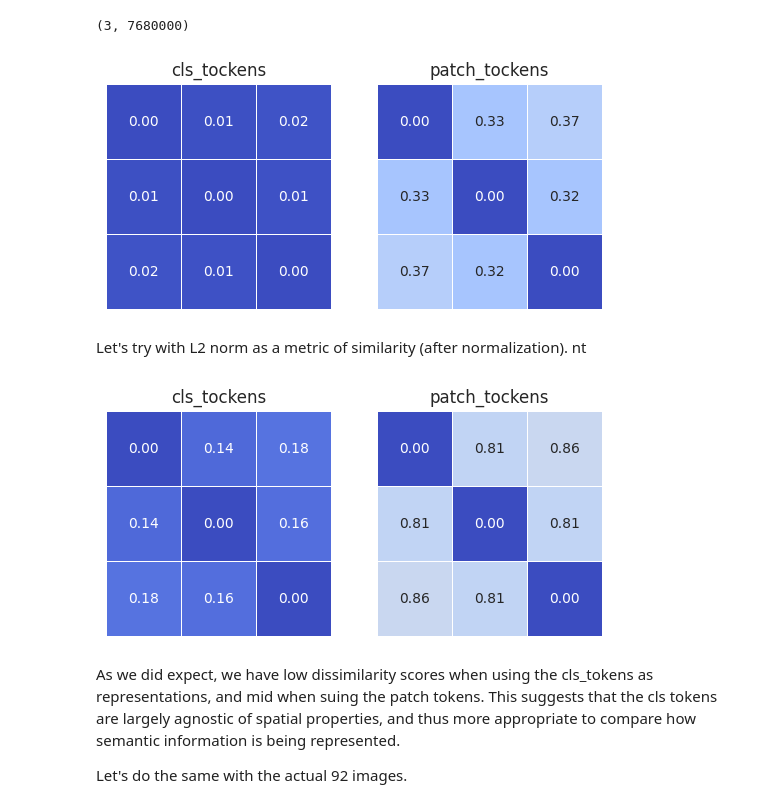
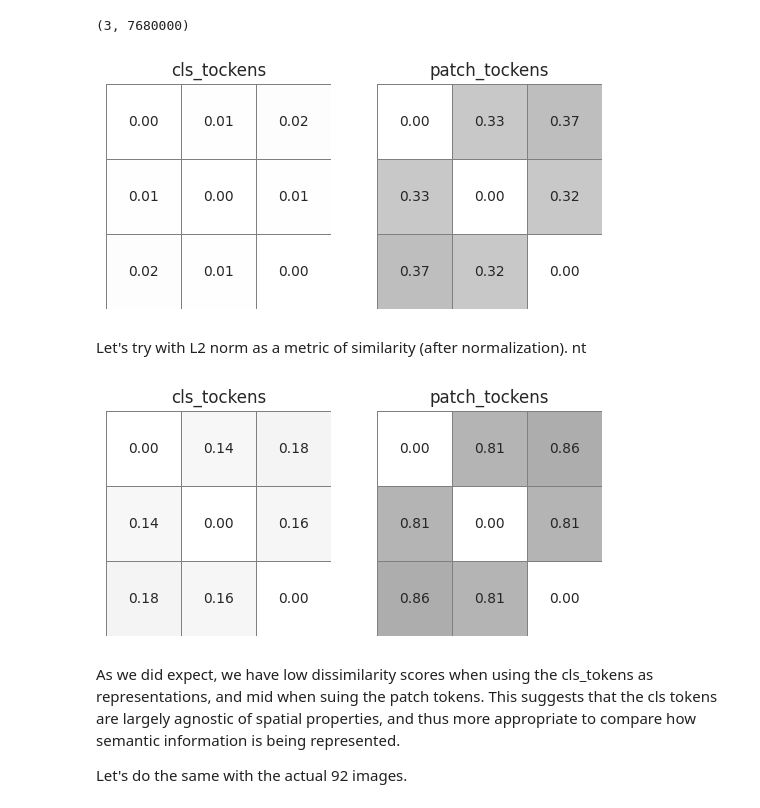
Before and after one commit to AlbanFlachot/SAYCam_Vs_EGO4D, a Jupyter notebook: Similarity_Analysis.ipynb, the cells around one changed output. Drawn from its saved outputs; the diff is of its cells as text; code cells hidden in the pictures.

```diff
--- a/Similarity_Analysis.ipynb
+++ b/Similarity_Analysis.ipynb
@@ -47,24 +48,26 @@ fig, subs = plt.subplots(1,2)
 # Using a different colormap that goes from blue (similar) to red (dissimilar)
 sns.heatmap(1- corr_cls,
             annot=True,
-            cmap='coolwarm',      # Blue to red colormap
+            cmap='Greys',      # Blue to red colormap
             square=True,
             cbar=False,
             #cbar_kws={'label': 'Dissimilarity'},
             fmt='.2f',
             linewidths=0.5,
+            linecolor='grey',
             ax = subs[0],
             vmin=0,               # Set minimum value for color scale
             vmax=1)               # Set maximum value for color scale
 
 sns.heatmap(1- corr_patch,
             annot=True,
-            cmap='coolwarm',      # Blue to red colormap
+            cmap='Greys',      # Blue to red colormap
             square=True,
             cbar=False,
             #cbar_kws={'label': 'Dissimilarity'},
             fmt='.2f',
             linewidths=0.5,
+            linecolor='grey',
             ax = subs[1],
             vmin=0,               # Set minimum value for color scale
             vmax=1)               # Set maximum value for color scale
@@ -77,7 +80,7 @@ subs[1].axis('off')
 
 plt.show()
 # %% [output]
-[figure, old version]
+[figure, new version]
 # %%
 ## Dot product
 
@@ -111,37 +114,39 @@ fig, subs = plt.subplots(1,2)
 # Using a different colormap that goes from blue (similar) to red (dissimilar)
 sns.heatmap(l2_cls,
             annot=True,
-            cmap='coolwarm',      # Blue to red colormap
+            cmap='Greys',      # Blue to red colormap
             square=True,
             cbar=False,
             #cbar_kws={'label': 'Dissimilarity'},
             fmt='.2f',
             linewidths=0.5,
+            linecolor='grey',
             ax = subs[0],
             vmin=0,               # Set minimum value for color scale
             vmax=2)               # Set maximum value for color scale
 
 sns.heatmap(l2_patch,
             annot=True,
-            cmap='coolwarm',      # Blue to red colormap
+            cmap='Greys',      # Blue to red colormap
             square=True,
             cbar=False,
             #cbar_kws={'label': 'Dissimilarity'},
             fmt='.2f',
             linewidths=0.5,
+            linecolor='grey',
             ax = subs[1],
             vmin=0,               # Set minimum value for color scale
             vmax=2)               # Set maximum value for color scale
 
 subs[0].set_title('cls_tockens')
 subs[1].set_title('patch_tockens')
 
 subs[0].axis('off')
 subs[1].axis('off')
 
 plt.show()
 # %% [output]
-[figure, old version]
+[figure, new version]
 # %% [markdown]
 As we did expect, we have low dissimilarity scores when using the cls_tokens as representations, and mid when suing the patch tokens. This suggests that the cls tokens are largely agnostic of spatial properties, and thus more appropriate to compare how semantic information is being represented.
 
```
Also changed, not shown: parts of 18 cells of this notebook, 38 other files.
